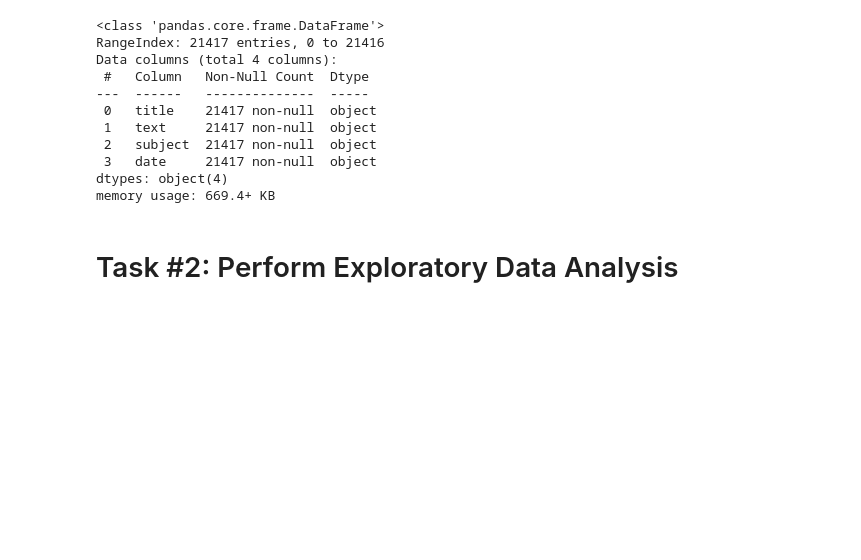
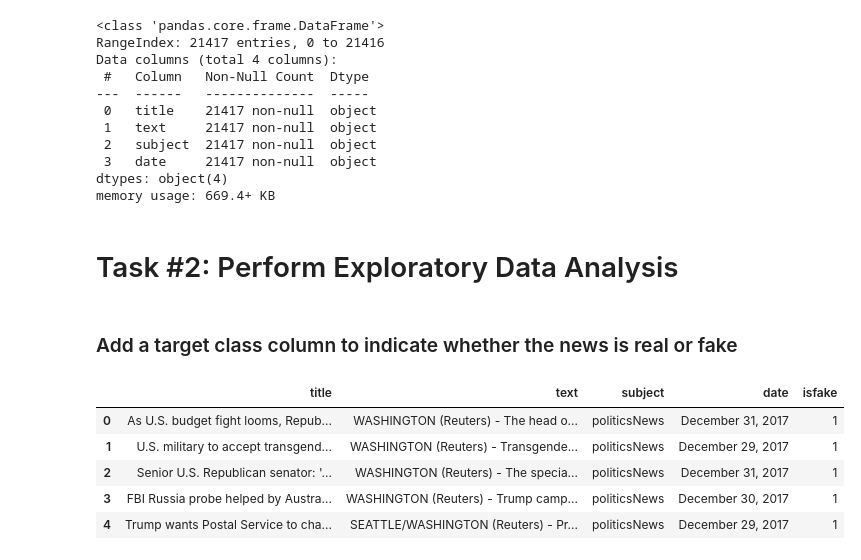
Before and after one commit to anirudhrao20/fake-news-detector, a Jupyter notebook: FakeNewsClassification.ipynb, the cells around one changed output. Saved outputs shown, nothing was run; the diff lists cells and outputs as text; code cells hidden in the pictures; blank space fills up the shorter version.

```diff
--- a/FakeNewsClassification.ipynb
+++ b/FakeNewsClassification.ipynb
@@ -159,3 +159,15 @@ dtypes: object(4)
 memory usage: 669.4+ KB
 # %% [markdown]
 # Task #2: Perform Exploratory Data Analysis
+# %% [markdown]
+### Add a target class column to indicate whether the news is real or fake
+# %%
+df_true['isfake'] = 1
+df_true.head()
+# %% [output]
+|  | title | text | subject | date | isfake |
+| 0 | As U.S. budget fight looms, Repub... | WASHINGTON (Reuters) - The head o... | politicsNews | December 31, 2017 | 1 |
+| 1 | U.S. military to accept transgend... | WASHINGTON (Reuters) - Transgende... | politicsNews | December 29, 2017 | 1 |
+| 2 | Senior U.S. Republican senator: '... | WASHINGTON (Reuters) - The specia... | politicsNews | December 31, 2017 | 1 |
+| 3 | FBI Russia probe helped by Austra... | WASHINGTON (Reuters) - Trump camp... | politicsNews | December 30, 2017 | 1 |
+| 4 | Trump wants Postal Service to cha... | SEATTLE/WASHINGTON (Reuters) - Pr... | politicsNews | December 29, 2017 | 1 |
```
Also changed, not shown: parts of 6 cells of this notebook.
